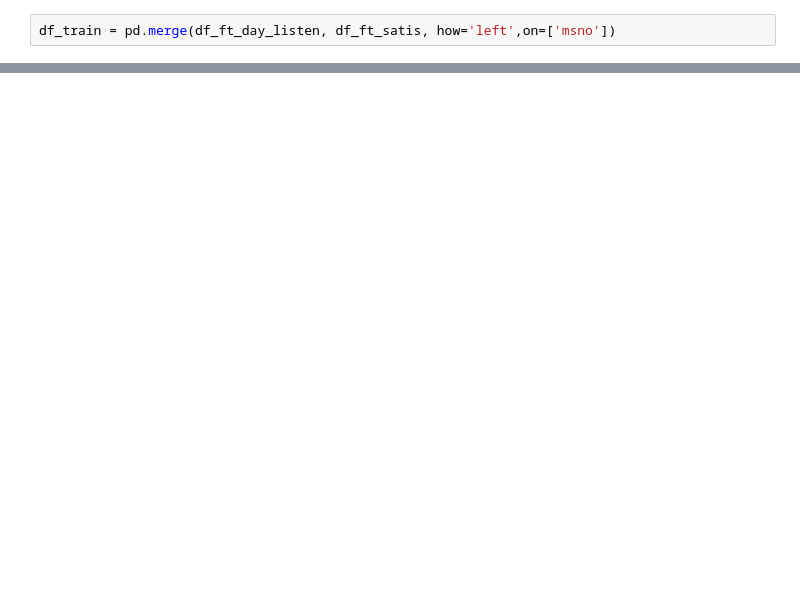
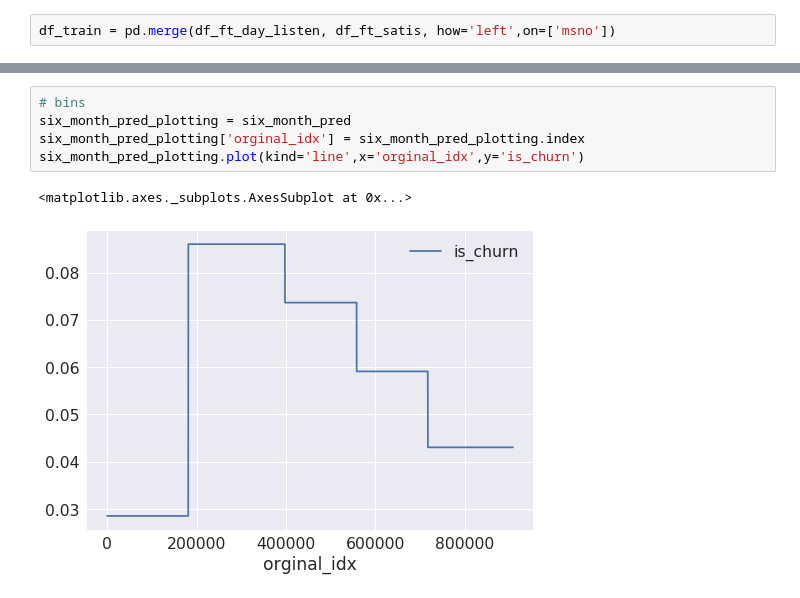
Before and after one commit to YLTsai0609/Kaggle-kkbox-churn-prediction-top5-percentage, a Jupyter notebook: Analysis.ipynb, the cells around one changed output, grey strips where cells are left out. Saved outputs shown, nothing was run; the diff lists cells and outputs as text; blank space fills up the shorter version.

```diff
--- a/Analysis.ipynb
+++ b/Analysis.ipynb
@@ -347,0 +599,8 @@ df_train = pd.merge(df_ft_day_listen, df_ft_satis, how='left',on=['msno'])
+# %%
+# bins
+six_month_pred_plotting = six_month_pred
+six_month_pred_plotting['orginal_idx'] = six_month_pred_plotting.index
+six_month_pred_plotting.plot(kind='line',x='orginal_idx',y='is_churn')
+# %% [output]
+<matplotlib.axes._subplots.AxesSubplot at 0x...>
+[figure, added]
```
Also changed, not shown: parts of 46 cells of this notebook.
